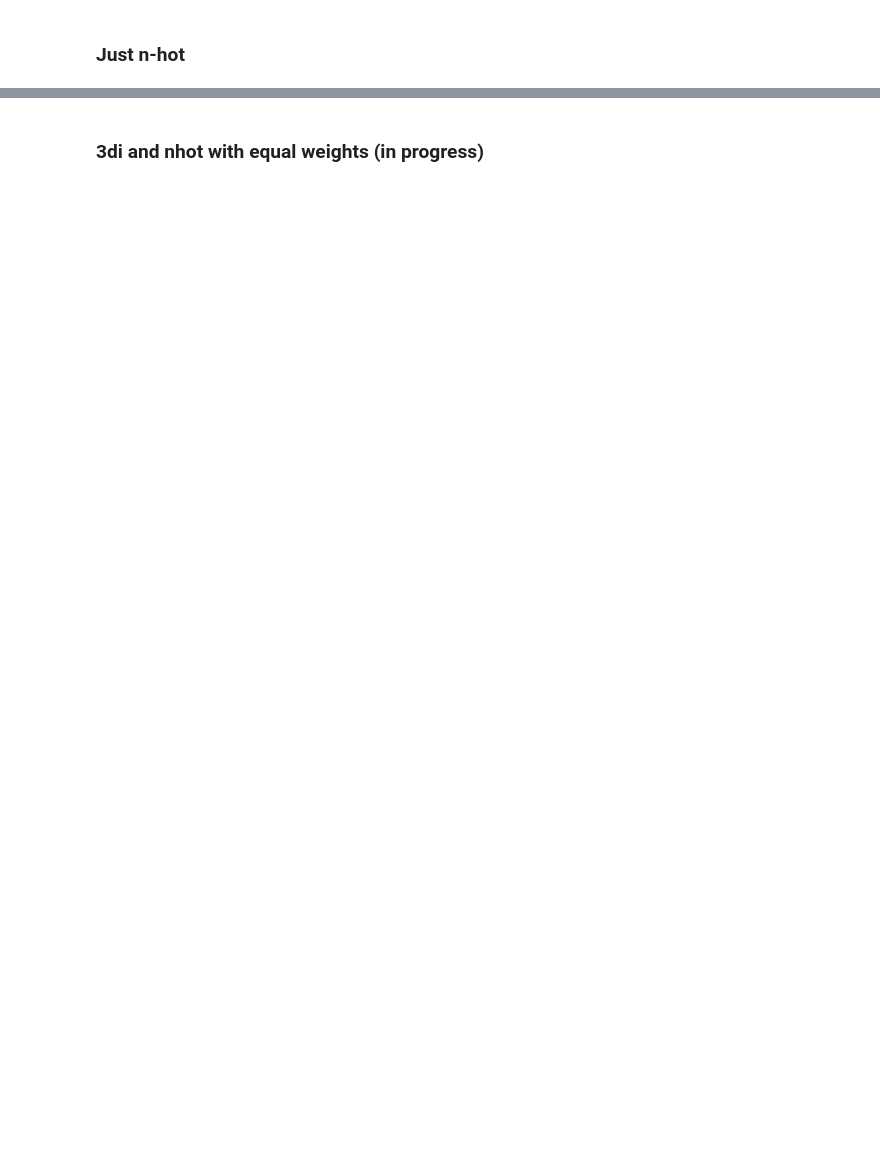
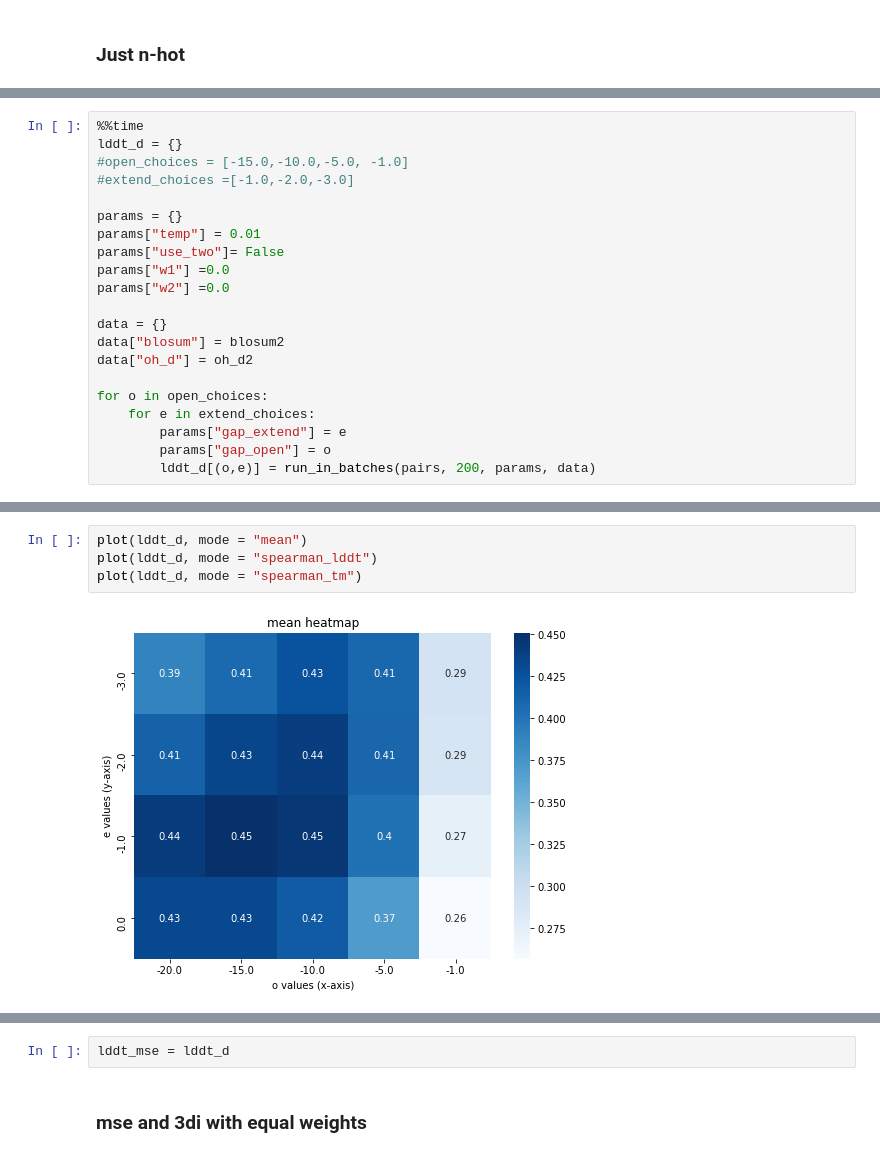
Before and after one commit to spetti/structure_comparison, a Jupyter notebook: benchmarking/alignment_benchmark.ipynb, the cells around one changed output, grey strips where cells are left out. Saved outputs shown, nothing was run; the diff lists cells and outputs as text; blank space fills up the shorter version.

```diff
--- a/benchmarking/alignment_benchmark.ipynb
+++ b/benchmarking/alignment_benchmark.ipynb
@@ -198,0 +381,21 @@ plot(lddt_d)
+# %%
+%%time
+lddt_d = {}
+#open_choices = [-15.0,-10.0,-5.0, -1.0]
+#extend_choices =[-1.0,-2.0,-3.0]
+
+params = {}
+params["temp"] = 0.01
+params["use_two"]= False
+params["w1"] =0.0
+params["w2"] =0.0
+
+data = {}
+data["blosum"] = blosum2
+data["oh_d"] = oh_d2
+
+for o in open_choices:
+    for e in extend_choices:
+        params["gap_extend"] = e
+        params["gap_open"] = o
+        lddt_d[(o,e)] = run_in_batches(pairs, 200, params, data)
@@ -198,0 +420,6 @@ plot(lddt_d)
+# %%
+plot(lddt_d, mode = "mean")
+plot(lddt_d, mode = "spearman_lddt")
+plot(lddt_d, mode = "spearman_tm")
+# %% [output]
+[figure, added]
@@ -199,5 +428,7 @@ plot(lddt_d)
+# %%
+lddt_mse = lddt_d
 # %% [markdown]
-### 3di and nhot with equal weights (in progress)
+### mse and 3di  with equal weights
 # %%
 %%time
 lddt_d = {}
```
Also changed, not shown: parts of 55 cells of this notebook, 1 other file.
